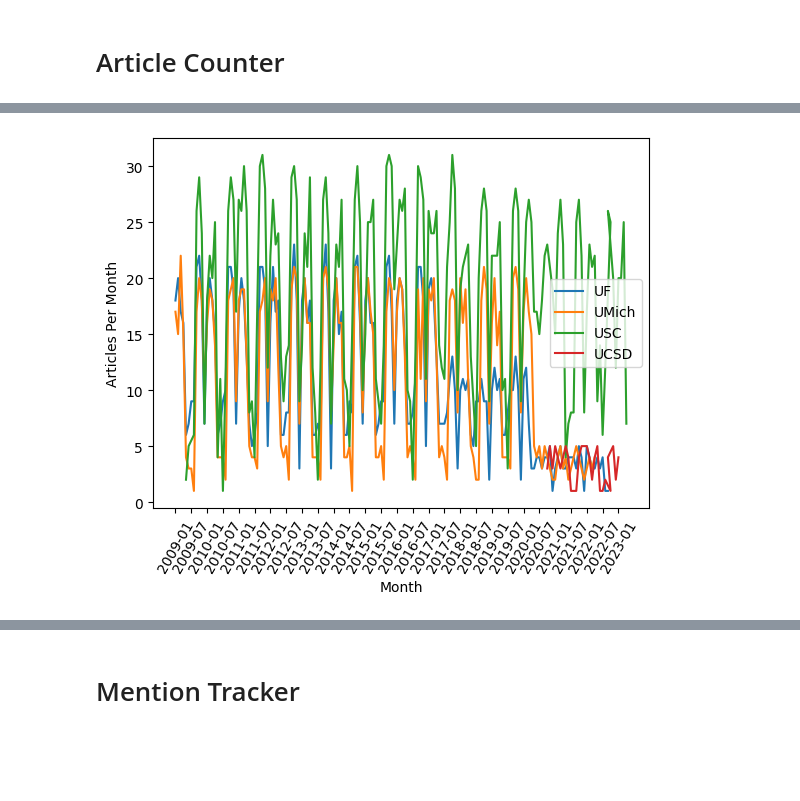
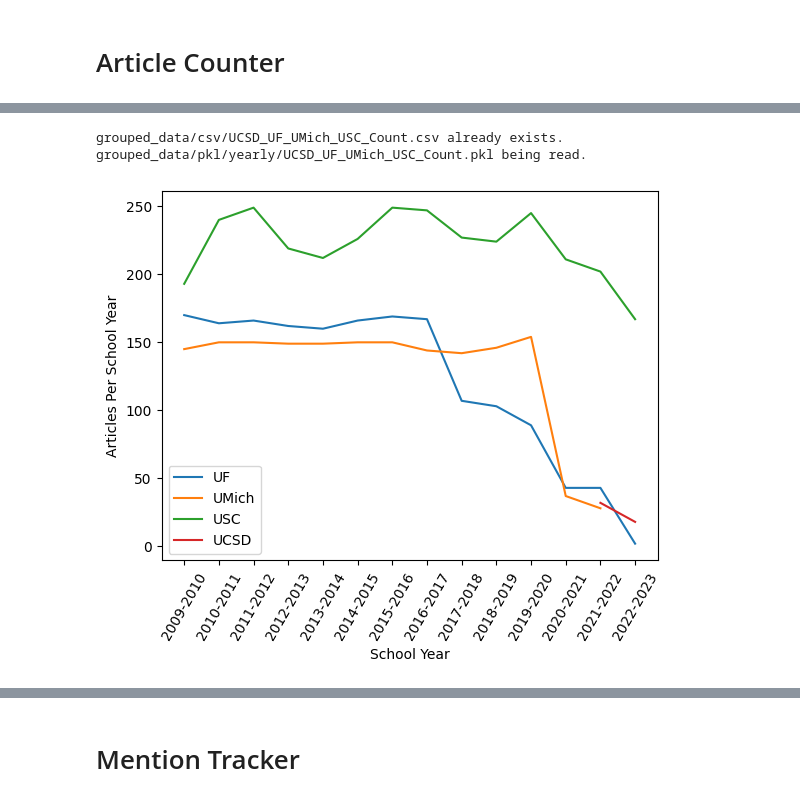
Before and after one commit to aLehav/Olami, a Jupyter notebook: AllSchools.ipynb, the cells around one changed output, grey strips where cells are left out. Cells and saved outputs as stored; diff of their text form; code cells hidden in the pictures; blank space fills up the shorter version.

```diff
--- a/AllSchools.ipynb
+++ b/AllSchools.ipynb
@@ -16,13 +67,19 @@ yearly_grapher_multiple(school_names=school_names,
-# %%
-import os
-school_names = os.listdir('journal_data/txt')
-
-from helpers.graphers import monthly_grapher_multiple
-from helpers.queries import one_query
-
-monthly_grapher_multiple(school_names=school_names,
-                         pipeline=[],
-                         query=one_query,
-                         y_label="Articles Per Month")
-# %% [output]
-[figure, removed]
+# %%
+from helpers.graphers import grapher
+from helpers.queries import one_query
+
+import os
+
+school_names = os.listdir('journal_data/txt')
+save_pattern = '_'.join(school_names)+'_'+'Count'
+grapher(school_names=school_names,
+        pipeline=[],
+        query=one_query,
+        y_label=f"Articles Per School Year",
+        data_path="grouped_data",
+        data_name=save_pattern,
+        time_slice='yearly')
+# %% [output]
+grouped_data/csv/UCSD_UF_UMich_USC_Count.csv already exists.
+grouped_data/pkl/yearly/UCSD_UF_UMich_USC_Count.pkl being read.
+[figure, added]
```
Also changed, not shown: parts of 10 cells of this notebook, 21 other files.
